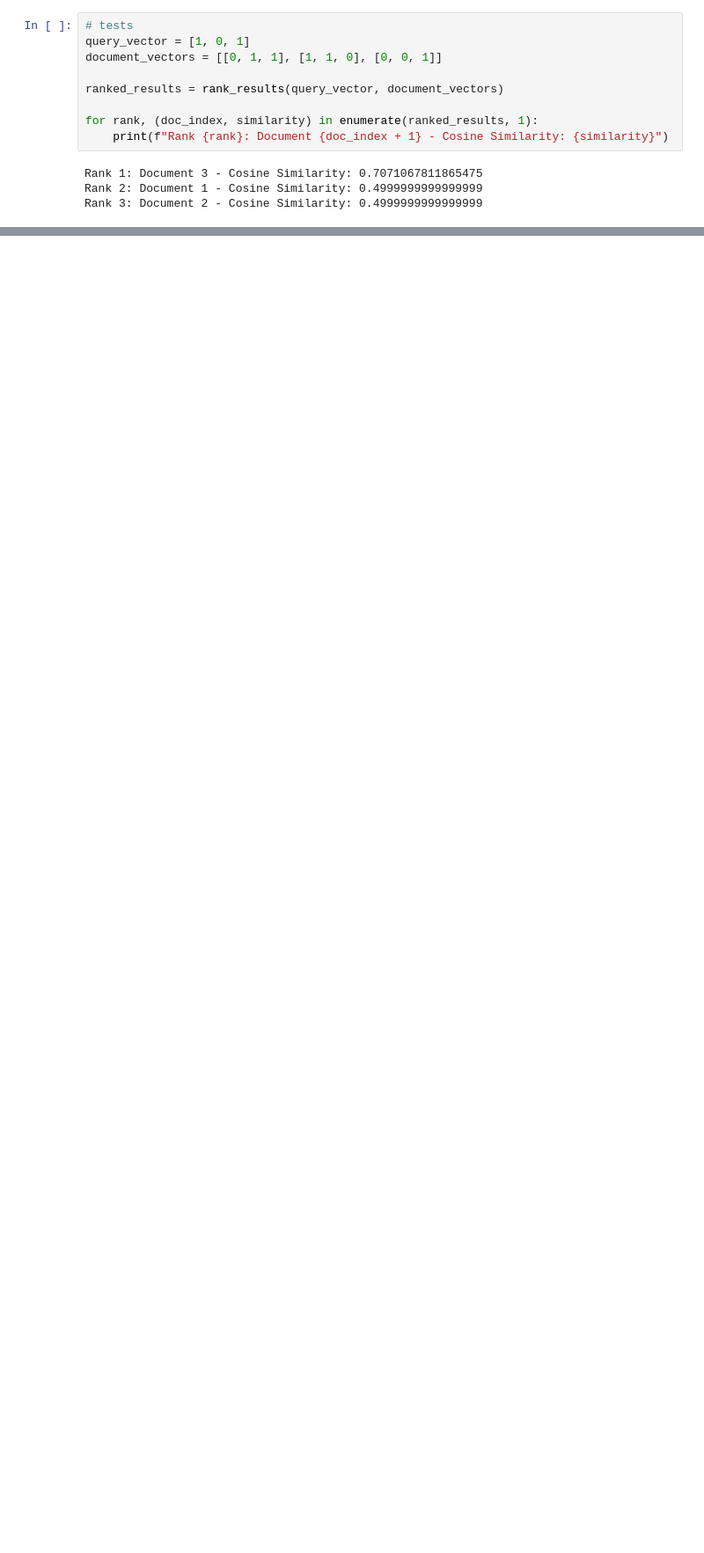
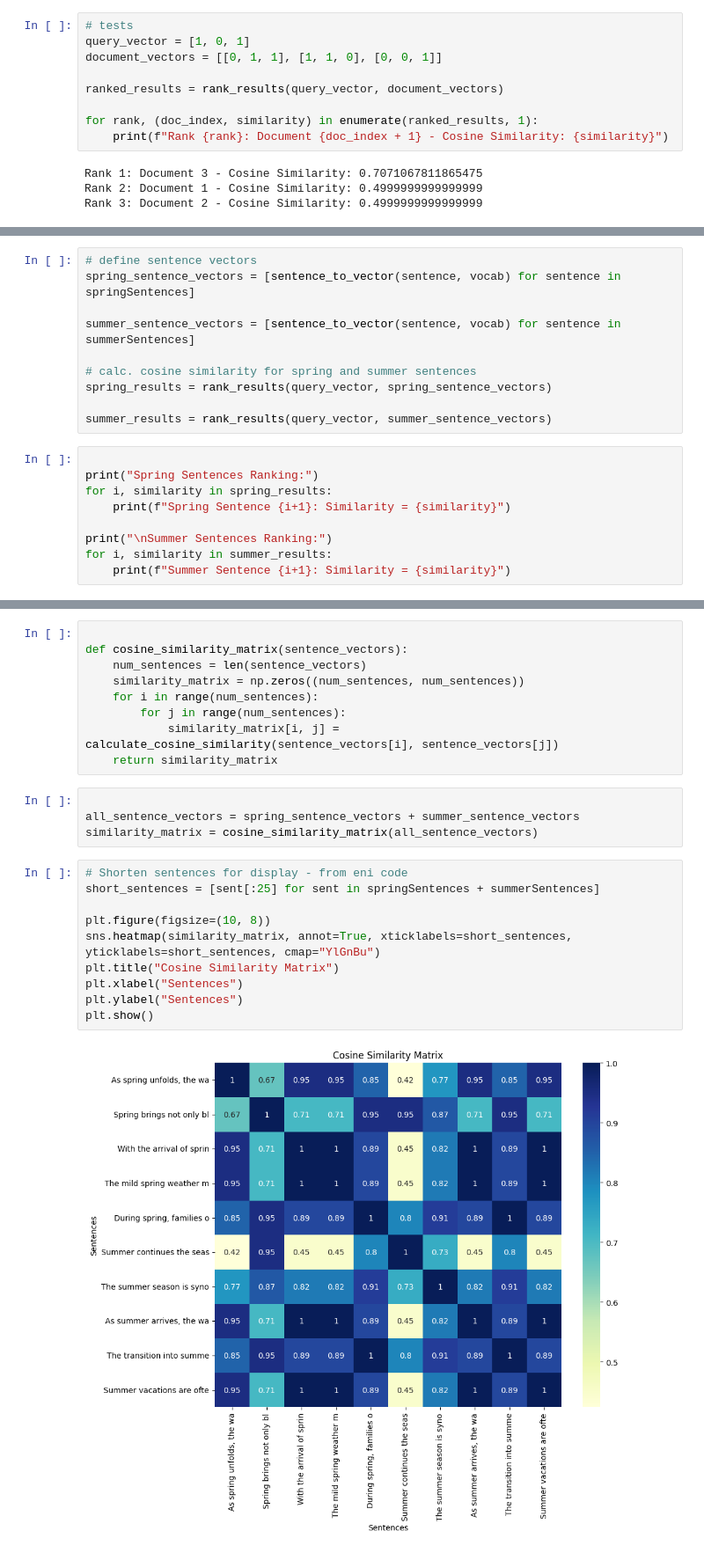
Before and after one commit to jyontika/CS-315-JK, a Jupyter notebook: Cosine-Similarity.ipynb, the cells around one changed output, grey strips where cells are left out. Shown: that part at 88% size. Cells and saved outputs as stored; diff of their text form; blank space fills up the shorter version.

```diff
--- a/Cosine-Similarity.ipynb
+++ b/Cosine-Similarity.ipynb
@@ -154,0 +167,19 @@ Rank 3: Document 2 - Cosine Similarity: 0.4999999999999999
+# %%
+# define sentence vectors
+spring_sentence_vectors = [sentence_to_vector(sentence, vocab) for sentence in springSentences]
+
+summer_sentence_vectors = [sentence_to_vector(sentence, vocab) for sentence in summerSentences]
+
+# calc. cosine similarity for spring and summer sentences
+spring_results = rank_results(query_vector, spring_sentence_vectors)
+
+summer_results = rank_results(query_vector, summer_sentence_vectors)
+# %%
+
+print("Spring Sentences Ranking:")
+for i, similarity in spring_results:
+    print(f"Spring Sentence {i+1}: Similarity = {similarity}")
+
+print("\nSummer Sentences Ranking:")
+for i, similarity in summer_results:
+    print(f"Summer Sentence {i+1}: Similarity = {similarity}")
@@ -154,0 +202,25 @@ Rank 3: Document 2 - Cosine Similarity: 0.4999999999999999
+# %%
+
+def cosine_similarity_matrix(sentence_vectors):
+    num_sentences = len(sentence_vectors)
+    similarity_matrix = np.zeros((num_sentences, num_sentences))
+    for i in range(num_sentences):
+        for j in range(num_sentences):
+            similarity_matrix[i, j] = calculate_cosine_similarity(sentence_vectors[i], sentence_vectors[j])
+    return similarity_matrix
+# %%
+
+all_sentence_vectors = spring_sentence_vectors + summer_sentence_vectors
+similarity_matrix = cosine_similarity_matrix(all_sentence_vectors)
+# %%
+# Shorten sentences for display - from eni code
+short_sentences = [sent[:25] for sent in springSentences + summerSentences]
+
+plt.figure(figsize=(10, 8))
+sns.heatmap(similarity_matrix, annot=True, xticklabels=short_sentences, yticklabels=short_sentences, cmap="YlGnBu")
+plt.title("Cosine Similarity Matrix")
+plt.xlabel("Sentences")
+plt.ylabel("Sentences")
+plt.show()
+# %% [output]
+[figure, added]
```
Also changed, not shown: parts of 6 cells of this notebook, 2 other files.
